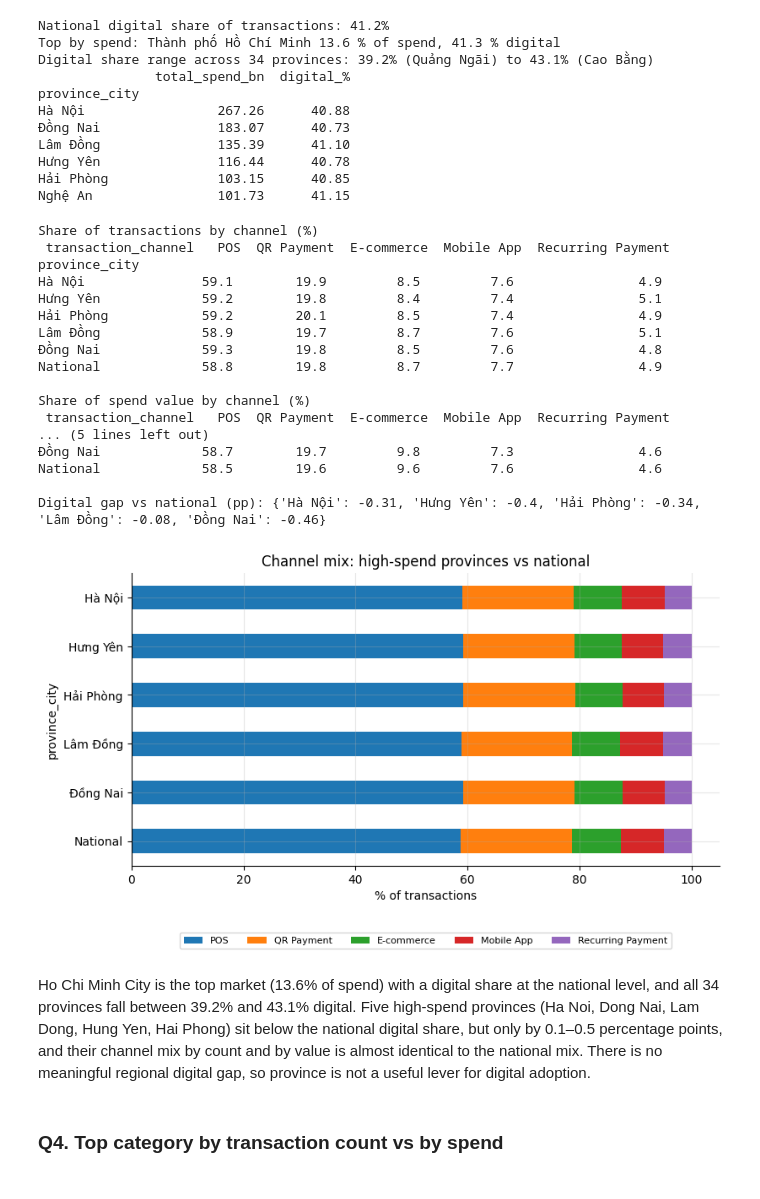
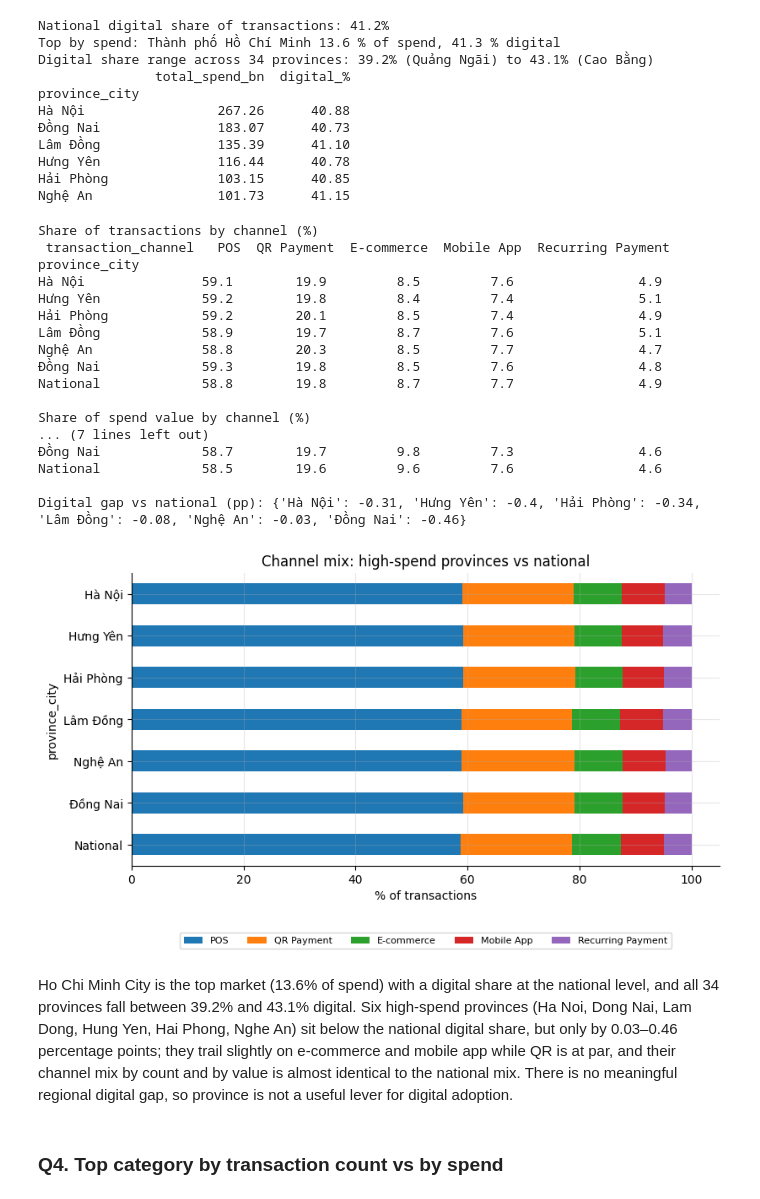
Before and after one commit to thanh-tai-435/BI10GroupYAPPERS, a Jupyter notebook: notebooks/full_pipeline.ipynb, the cells around one changed output. Saved outputs shown, nothing was run; the diff lists cells and outputs as text; code cells hidden in the pictures.

```diff
--- a/notebooks/full_pipeline.ipynb
+++ b/notebooks/full_pipeline.ipynb
@@ -266,41 +282,41 @@ Hải Phòng              103.15      40.85
 Nghệ An                101.73      41.15
 # %%
 channels = ["POS", "QR Payment", "E-commerce", "Mobile App", "Recurring Payment"]
-top5 = gap_provinces.index[:5].tolist()
-sub = txn[txn.province_city.isin(top5)]
+qualifying = gap_provinces.index.tolist()
+sub = txn[txn.province_city.isin(qualifying)]
 by_count = pd.crosstab(sub.province_city, sub.transaction_channel, normalize="index")[channels] * 100
 by_value = pd.crosstab(sub.province_city, sub.transaction_channel, values=sub.spend_amount_vnd, aggfunc="sum", normalize="index")[channels] * 100
 by_count.loc["National"] = txn.transaction_channel.value_counts(normalize=True)[channels] * 100
 by_value.loc["National"] = txn.groupby("transaction_channel").spend_amount_vnd.sum()[channels] / txn.spend_amount_vnd.sum() * 100
 print("Share of transactions by channel (%)\n", by_count.round(1).to_string())
 print("\nShare of spend value by channel (%)\n", by_value.round(1).to_string())
 gap = by_count.drop("National")[channels[1:]].sum(axis=1) - by_count.loc["National", channels[1:]].sum()
 print("\nDigital gap vs national (pp):", gap.round(2).to_dict())
 
 by_count.plot.barh(stacked=True, figsize=(9, 4.5), title="Channel mix: high-spend provinces vs national")
 plt.gca().invert_yaxis(); plt.xlabel("% of transactions"); plt.legend(ncol=5, fontsize=8, loc="lower center", bbox_to_anchor=(0.5, -0.3))
 plt.show()
 # %% [output]
 Share of transactions by channel (%)
  transaction_channel   POS  QR Payment  E-commerce  Mobile App  Recurring Payment
 province_city
 Hà Nội               59.1        19.9         8.5         7.6                4.9
 Hưng Yên             59.2        19.8         8.4         7.4                5.1
 Hải Phòng            59.2        20.1         8.5         7.4                4.9
 Lâm Đồng             58.9        19.7         8.7         7.6                5.1
+Nghệ An              58.8        20.3         8.5         7.7                4.7
 Đồng Nai             59.3        19.8         8.5         7.6                4.8
 National             58.8        19.8         8.7         7.7                4.9
 
 Share of spend value by channel (%)
- transaction_channel   POS  QR Payment  E-commerce  Mobile App  Recurring Payment
-... (5 lines left out)
+... (7 lines left out)
 Đồng Nai             58.7        19.7         9.8         7.3                4.6
 National             58.5        19.6         9.6         7.6                4.6
 
-Digital gap vs national (pp): {'Hà Nội': -0.31, 'Hưng Yên': -0.4, 'Hải Phòng': -0.34, 'Lâm Đồng': -0.08, 'Đồng Nai': -0.46}
+Digital gap vs national (pp): {'Hà Nội': -0.31, 'Hưng Yên': -0.4, 'Hải Phòng': -0.34, 'Lâm Đồng': -0.08, 'Nghệ An': -0.03, 'Đồng Nai': -0.46}
-[figure, old version]
+[figure, new version]
 # %% [markdown]
-Ho Chi Minh City is the top market (13.6% of spend) with a digital share at the national level, and all 34 provinces fall between 39.2% and 43.1% digital. Five high-spend provinces (Ha Noi, Dong Nai, Lam Dong, Hung Yen, Hai Phong) sit below the national digital share, but only by 0.1–0.5 percentage points, and their channel mix by count and by value is almost identical to the national mix. There is no meaningful regional digital gap, so province is not a useful lever for digital adoption.
+Ho Chi Minh City is the top market (13.6% of spend) with a digital share at the national level, and all 34 provinces fall between 39.2% and 43.1% digital. Six high-spend provinces (Ha Noi, Dong Nai, Lam Dong, Hung Yen, Hai Phong, Nghe An) sit below the national digital share, but only by 0.03–0.46 percentage points; they trail slightly on e-commerce and mobile app while QR is at par, and their channel mix by count and by value is almost identical to the national mix. There is no meaningful regional digital gap, so province is not a useful lever for digital adoption.
 # %% [markdown]
 ### Q4. Top category by transaction count vs by spend
 # %%
```
Also changed, not shown: parts of 21 cells of this notebook, 25 other files.
